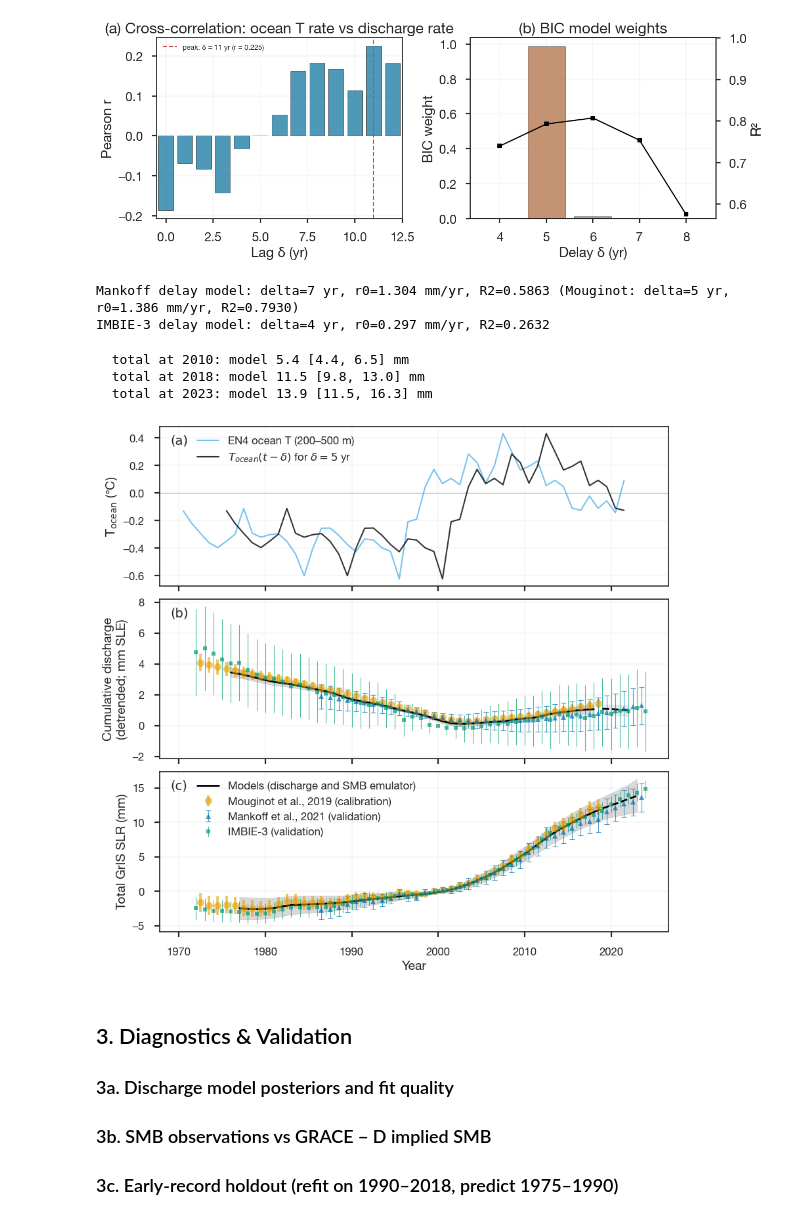
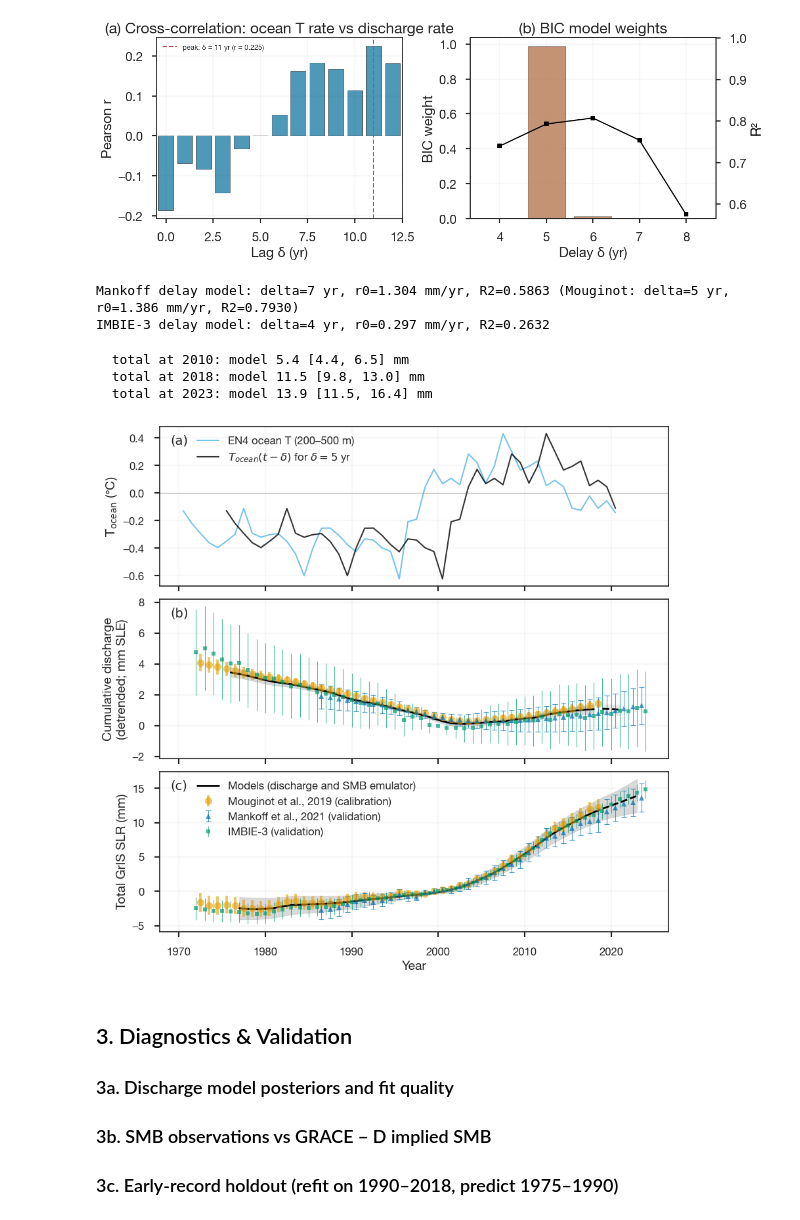
Before and after one commit to bminchew/GMSLR_forecast_v1, a Jupyter notebook: slr_forecast/notebooks/component_greenland.ipynb, the cells around one changed output. Cells and saved outputs as stored; diff of their text form; code cells hidden in the pictures.

```diff
--- a/slr_forecast/notebooks/component_greenland.ipynb
+++ b/slr_forecast/notebooks/component_greenland.ipynb
@@ -93,11 +94,17 @@ RATE_WINDOW_YRS = 10, RATE_CONSTRAINT_WEIGHT = 1
 ## 1. Data Loading
 # %%
 # ── Greenland regional temperature (Berkeley Earth gridded) ──
-# Used in the regional-temperature diagnostics below.  SMB projections are
-# driven by GMST (§2a); discharge by GMST × AA through the ocean transfer
-# function.  Arctic amplification makes Greenland T ~2–3× GMST.
+# The ocean transfer function is fitted to this series, and it forces the
+# discharge model wherever it exists outside EN4 (before 1970 and from the
+# end of EN4 to the first scenario month). SMB is driven by GMST (§2a); the
+# projected discharge branch by GMST × AA.  Arctic amplification makes
+# Greenland T ~2–3× GMST.
 GRIDDED_PATH = f'{RAW_DIR}/gmst/berkEarth_Global_TAVG_Gridded_1deg.nc'
-df_gr_temp = read_berkeley_earth_gridded(GRIDDED_PATH)  # defaults to Greenland box
+# Land cells of the 60-84 N, 73-12 W box that lie in Greenland (buffered
+# 0.5 deg outline; scripts/make_greenland_mask.py), so Baffin Island,
+# Ellesmere Island and Iceland are excluded.
+GREENLAND_MASK = f'{RAW_DIR}/../processed/greenland_mask_berkeley_1deg.csv'
+df_gr_temp = read_berkeley_earth_gridded(GRIDDED_PATH, cell_mask=GREENLAND_MASK)
 gr_temp_raw = df_gr_temp['temperature'].values
 gr_time_raw = df_gr_temp['decimal_year'].values
 
@@ -125,6 +132,10 @@ except KeyError:
 
 T_ocean_monthly = df_en4['temperature'].values
 time_ocean_monthly = df_en4['decimal_year'].values
+# Full calendar years only: EN4 ends 2021-06, and a Jan-Jun mean carries
+# part of the seasonal cycle. The months from 2021 on are filled from
+# observed Greenland regional T through the transfer function.
+time_ocean_monthly, T_ocean_monthly = full_years_only(time_ocean_monthly, T_ocean_monthly)
 bl_oc = (time_ocean_monthly >= 1995.0) & (time_ocean_monthly < 2006.0)
 T_ocean_monthly = T_ocean_monthly - np.nanmean(T_ocean_monthly[bl_oc])
 
@@ -665,15 +679,15 @@ ax.text(0.02, 0.95, '(b)', transform=ax.transAxes, fontsize=LABEL_FONTSIZE,
 # drift state and their parameter uncertainty, not individual anomalous
 # years. The emulator's response to warming is not scaled or tuned.
 # Discharge is the delay model of panel (b), extended past the EN4 record
-# using observed GMST (Berkeley Earth) through the fitted ocean-transfer
-# function and spliced onto the EN4-forced diagnostic at its last year.
+# using observed Greenland regional T (Berkeley Earth gridded, the series the
+# transfer function is fitted to) through the fitted ocean-transfer function
+# and spliced onto the EN4-forced diagnostic at its last year.
 # SMB and D are summed member by member (posterior index draw_idx[k]).
 ax = axes[2]
 
-# ── Berkeley Earth GMST -> subsurface ocean T -> discharge extension ──
-be_ann = df_temp['temperature'].resample('YS').mean()
-be_yr = np.array([t.year + 0.5 for t in be_ann.index])
-be_T_oc = ocean_transfer['alpha'] * be_ann.values + ocean_transfer['beta']
+# ── Greenland regional T -> subsurface ocean T -> discharge extension ──
+be_T_gr, be_yr = annualize(*full_years_only(gr_time_monthly, gr_temp_monthly))
+be_T_oc = ocean_transfer['alpha'] * be_T_gr + ocean_transfer['beta']
 
 full_yr = np.arange(1960, 2026, 1.0)
 n_full_post = len(result_discharge.gamma_posterior)
@@ -750,35 +764,35 @@ ax.errorbar(imbie3_yr_mb, imbie3_mb_rebase * M_TO_MM,
             fmt='s', ms=5, color='#009E73', alpha=0.7, elinewidth=0.8,
             label='IMBIE-3 (validation)')
 ax.plot(totx_yr[cal_mask_c], totx_p50[cal_mask_c], 'k-', lw=2,
         label='Models (discharge and SMB emulator)')
 ax.fill_between(totx_yr[cal_mask_c], totx_p5[cal_mask_c], totx_p95[cal_mask_c],
                 color='k', alpha=0.15)
 ax.plot(totx_yr[ext_mask_c], totx_p50[ext_mask_c], 'k--', lw=2)
 ax.fill_between(totx_yr[ext_mask_c], totx_p5[ext_mask_c], totx_p95[ext_mask_c],
                 color='k', alpha=0.15)
 for _y in (2010, 2018, 2023):
     _j = np.argmin(np.abs(totx_yr - _y))
     print(f'  total at {_y}: model {totx_p50[_j]:.1f} [{totx_p5[_j]:.1f}, {totx_p95[_j]:.1f}] mm')
 
 ax.set_ylabel('Total GrIS SLR (mm)', fontsize=LABEL_FONTSIZE)
 ax.set_xlabel('Year', fontsize=LABEL_FONTSIZE)
 ax.legend(fontsize=LEGEND_FONTSIZE, loc='upper left',
           bbox_to_anchor=(0, 1), bbox_transform=ax.transAxes + legend_offset_a)
 ax.grid(True, alpha=0.2)
 ax.tick_params(labelsize=TICK_FONTSIZE)
 ax.text(0.02, 0.95, '(c)', transform=ax.transAxes, fontsize=LABEL_FONTSIZE,
         family='DejaVu Sans', va='top', ha='left')
 
 plt.savefig(f'{FIG_DIR}/component_greenland_discharge_delay_fit.png',
             dpi=150, bbox_inches='tight')
 plt.show()
 # %% [output]
 Mankoff delay model: delta=7 yr, r0=1.304 mm/yr, R2=0.5863 (Mouginot: delta=5 yr, r0=1.386 mm/yr, R2=0.7930)
 IMBIE-3 delay model: delta=4 yr, r0=0.297 mm/yr, R2=0.2632
   total at 2010: model 5.4 [4.4, 6.5] mm
   total at 2018: model 11.5 [9.8, 13.0] mm
-  total at 2023: model 13.9 [11.5, 16.3] mm
+  total at 2023: model 13.9 [11.5, 16.4] mm
-[figure, old version]
+[figure, new version]
 # %% [markdown]
 ## 3. Diagnostics & Validation
 
```
Also changed, not shown: parts of 7 cells of this notebook, 53 other files.
